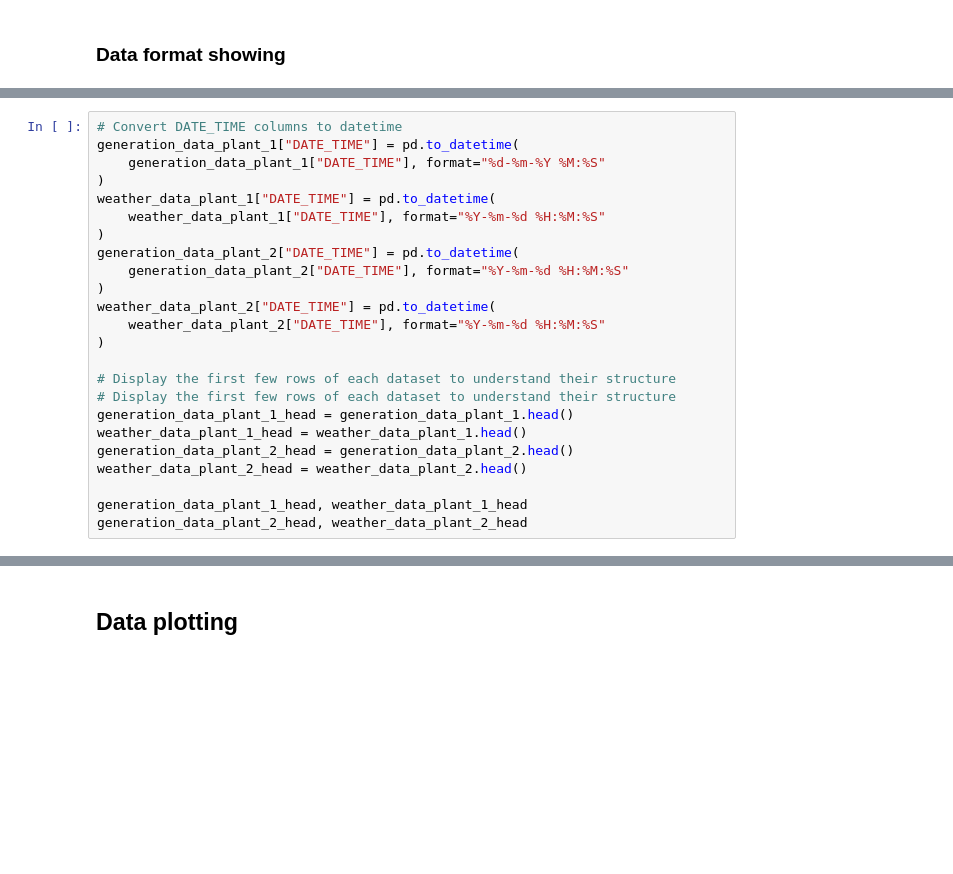
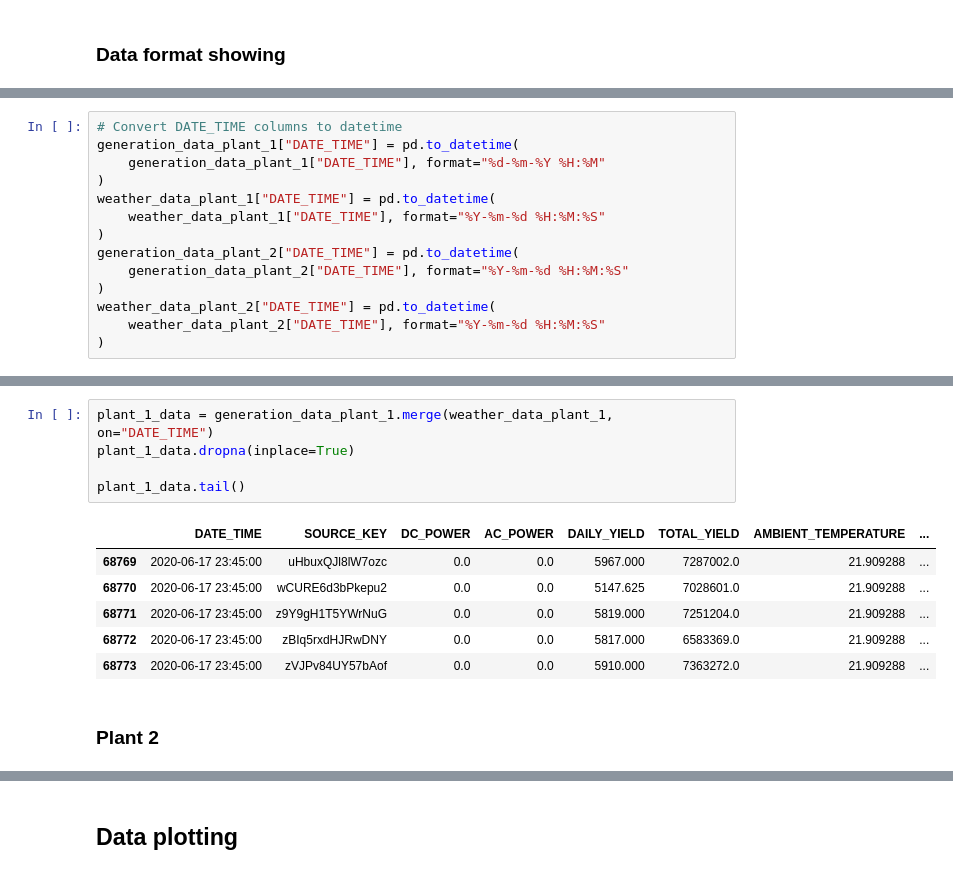
Before and after one commit to HarryXiong24/postgraduate-code-collection, a Jupyter notebook: Winter 2024/ML/project/main.ipynb, the cells around one changed output, grey strips where cells are left out. Drawn from its saved outputs; the diff is of its cells as text; blank space fills up the shorter version.

```diff
--- a/Winter 2024/ML/project/main.ipynb
+++ b/Winter 2024/ML/project/main.ipynb
@@ -37,7 +65,7 @@ weather_data_plant_2 = pd.read_csv("./data/Plant_2_Weather_Sensor_Data.csv")
 # %%
 # Convert DATE_TIME columns to datetime
 generation_data_plant_1["DATE_TIME"] = pd.to_datetime(
-    generation_data_plant_1["DATE_TIME"], format="%d-%m-%Y %M:%S"
+    generation_data_plant_1["DATE_TIME"], format="%d-%m-%Y %H:%M"
 )
 weather_data_plant_1["DATE_TIME"] = pd.to_datetime(
     weather_data_plant_1["DATE_TIME"], format="%Y-%m-%d %H:%M:%S"
@@ -48,13 +76,3 @@ generation_data_plant_2["DATE_TIME"] = pd.to_datetime(
 weather_data_plant_2["DATE_TIME"] = pd.to_datetime(
     weather_data_plant_2["DATE_TIME"], format="%Y-%m-%d %H:%M:%S"
 )
-
-# Display the first few rows of each dataset to understand their structure
-# Display the first few rows of each dataset to understand their structure
-generation_data_plant_1_head = generation_data_plant_1.head()
-weather_data_plant_1_head = weather_data_plant_1.head()
-generation_data_plant_2_head = generation_data_plant_2.head()
-weather_data_plant_2_head = weather_data_plant_2.head()
-
-generation_data_plant_1_head, weather_data_plant_1_head
-generation_data_plant_2_head, weather_data_plant_2_head
@@ -78,0 +127,14 @@ generation_data_plant_2_head, weather_data_plant_2_head
+# %%
+plant_1_data = generation_data_plant_1.merge(weather_data_plant_1, on="DATE_TIME")
+plant_1_data.dropna(inplace=True)
+
+plant_1_data.tail()
+# %% [output]
+|  | DATE_TIME | SOURCE_KEY | DC_POWER | AC_POWER | DAILY_YIELD | TOTAL_YIELD | AMBIENT_TEMPERATURE | ... |
+| 68769 | 2020-06-17 23:45:00 | uHbuxQJl8lW7ozc | 0.0 | 0.0 | 5967.000 | 7287002.0 | 21.909288 | ... |
+| 68770 | 2020-06-17 23:45:00 | wCURE6d3bPkepu2 | 0.0 | 0.0 | 5147.625 | 7028601.0 | 21.909288 | ... |
+| 68771 | 2020-06-17 23:45:00 | z9Y9gH1T5YWrNuG | 0.0 | 0.0 | 5819.000 | 7251204.0 | 21.909288 | ... |
+| 68772 | 2020-06-17 23:45:00 | zBIq5rxdHJRwDNY | 0.0 | 0.0 | 5817.000 | 6583369.0 | 21.909288 | ... |
+| 68773 | 2020-06-17 23:45:00 | zVJPv84UY57bAof | 0.0 | 0.0 | 5910.000 | 7363272.0 | 21.909288 | ... |
+# %% [markdown]
+### Plant 2
```
Also changed, not shown: parts of 19 cells of this notebook, 2 other files.
